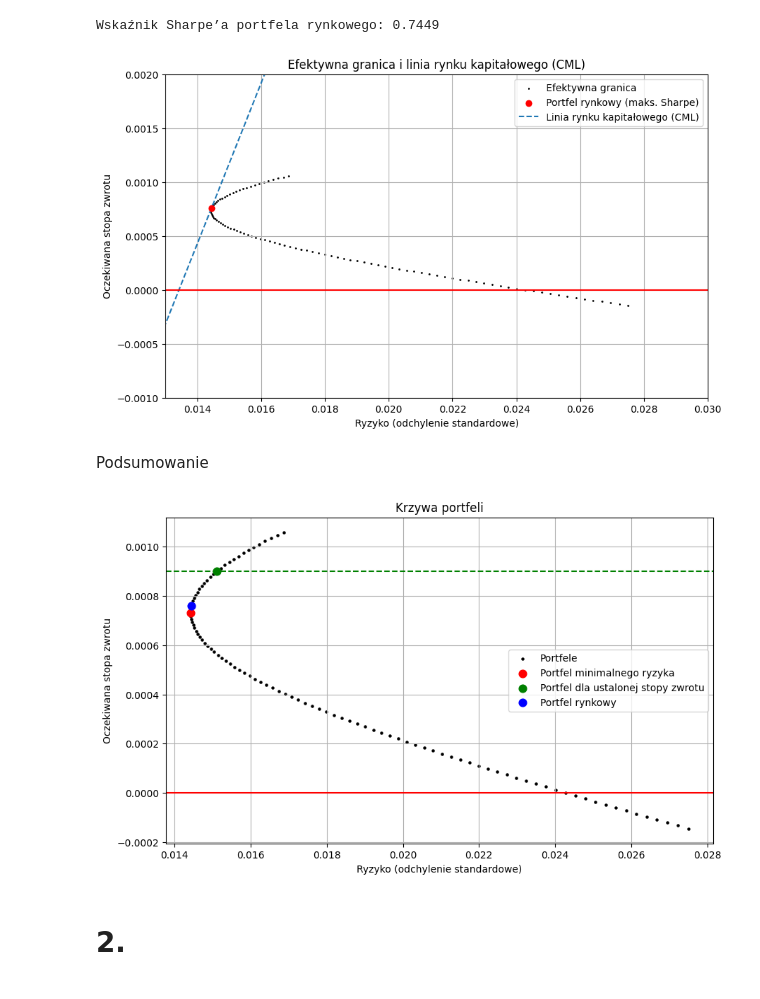
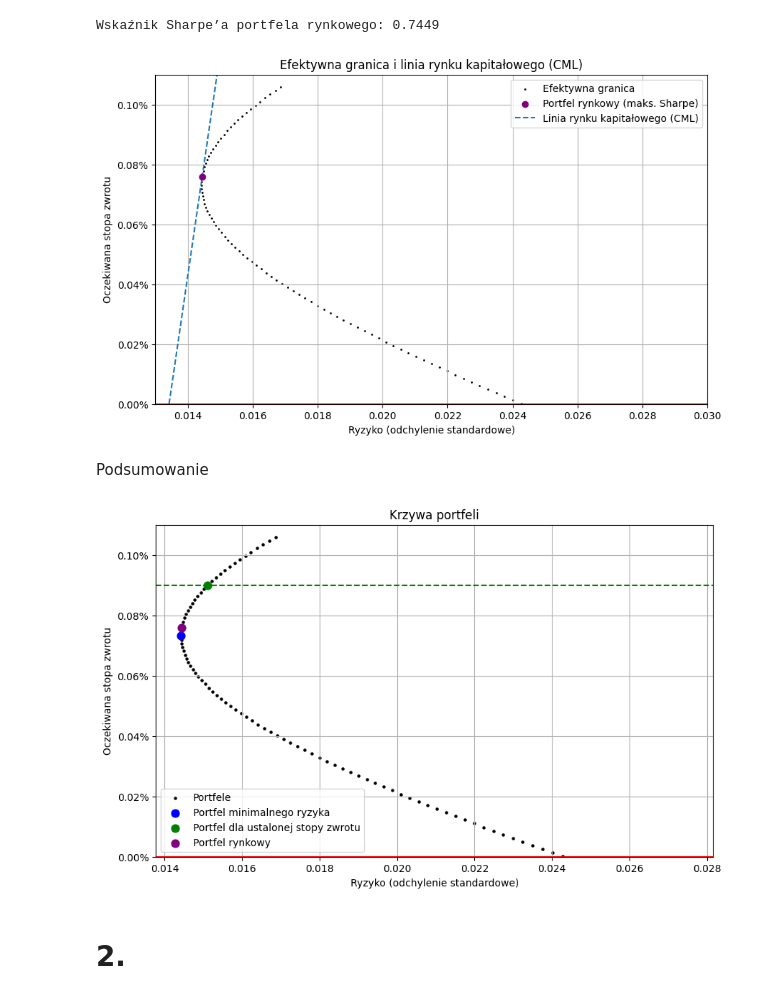
Before and after one commit to werpyr1003/Zarz-dzanie_ryzykiem_McDonald_Corporation, a Jupyter notebook: projekt_4/prez_4.ipynb, the cells around one changed output. Saved outputs shown, nothing was run; the diff lists cells and outputs as text; code cells hidden in the pictures.

```diff
--- a/projekt_4/prez_4.ipynb
+++ b/projekt_4/prez_4.ipynb
@@ -79,6 +79,8 @@ Ryzyko portfela (σ): 0.0162
 # %% [markdown]
 ## b) wykres z wagami
 # %%
+from matplotlib.ticker import FuncFormatter
+
 weights_range = np.linspace(0, 1, 100)
 returns_list = []
 stds_list = []
@@ -90,13 +92,33 @@ for w in weights_range:
     returns_list.append(r)
     stds_list.append(s)
 
+# plt.figure(figsize=(10, 6))
+# plt.scatter(stds_list, returns_list, s=5, color = "black", label="Portfele")
+# plt.xlabel("Ryzyko (odchylenie standardowe)")
+# plt.ylabel("Oczekiwana stopa zwrotu")
+# plt.title("Krzywa portfeli")
+# plt.ylim(0,0.0011)
+# plt.axhline(y=0, color='red')
+# plt.grid(True)
+# plt.legend()
+# plt.show()
+from matplotlib.ticker import FuncFormatter
+
+def to_percent(y, _):
+    return f'{y * 100:.2f}%'
+
 plt.figure(figsize=(10, 6))
-plt.scatter(stds_list, returns_list, s=5, color = "black", label="Portfele")
+plt.scatter(stds_list, returns_list, s=5, color="black", label="Portfele")
 plt.xlabel("Ryzyko (odchylenie standardowe)")
 plt.ylabel("Oczekiwana stopa zwrotu")
 plt.title("Krzywa portfeli")
+plt.ylim(0, 0.0011)
 plt.axhline(y=0, color='red')
 plt.grid(True)
 plt.legend()
+
+# Formatowanie osi y jako procenty
+plt.gca().yaxis.set_major_formatter(FuncFormatter(to_percent))
+
 plt.show()
 # %% [output]
@@ -347,7 +378,7 @@ plt.figure(figsize=(10, 6))
 plt.scatter(risks, target_returns, color = "black", s = 1, label='Efektywna granica')
 
 # Portfel rynkowy (tangency point)
-plt.scatter(σ_market, R_market, color='red', label='Portfel rynkowy (maks. Sharpe)', zorder=5)
+plt.scatter(σ_market, R_market, color='purple', label='Portfel rynkowy (maks. Sharpe)', zorder=5)
 
 # CML – linia rynku kapitałowego
 σ_cml = np.linspace(0, max(risks), 100)
@@ -358,32 +389,37 @@ plt.plot(σ_cml, R_cml, label='Linia rynku kapitałowego (CML)', linestyle='--')
 plt.xlabel("Ryzyko (odchylenie standardowe)")
 plt.ylabel("Oczekiwana stopa zwrotu")
 plt.title("Efektywna granica i linia rynku kapitałowego (CML)")
-plt.ylim(-0.001,0.002)
+plt.ylim(0,0.0011)
 plt.xlim(0.013,0.03)
 plt.axhline(y=0, color='red')
 plt.legend()
 plt.grid(True)
+plt.gca().yaxis.set_major_formatter(FuncFormatter(to_percent))
+
 plt.show()
 # %% [output]
-[figure, old version]
+[figure, new version]
 # %% [markdown]
 Podsumowanie
 # %%
 plt.figure(figsize=(10, 6))
 plt.scatter(stds_list, returns_list, color='black', s=5, label="Portfele")
-plt.scatter(std_min_var, r_min_var, color='red', s = 60, label='Portfel minimalnego ryzyka')
+plt.scatter(std_min_var, r_min_var, color='blue', s = 60, label='Portfel minimalnego ryzyka')
 plt.scatter(sigma_mean_returns_effective, mean_returns_effective, color = "green", s = 60, label = "Portfel dla ustalonej stopy zwrotu")
-plt.scatter(σ_market, R_market, color = "blue", s = 60, label = "Portfel rynkowy")
+plt.scatter(σ_market, R_market, color = "purple", s = 60, label = "Portfel rynkowy")
 plt.xlabel("Ryzyko (odchylenie standardowe)")
 plt.ylabel("Oczekiwana stopa zwrotu")
 plt.title("Krzywa portfeli")
 plt.grid(True)
 plt.legend()
+plt.ylim(0,0.0011)
 plt.axhline(y=0, color='red')
 plt.axhline( y=mean_returns_effective, color='green', linestyle='--', label=f"Ustalona stopa zwrotu = {mean_returns_effective:.6f}")
+plt.gca().yaxis.set_major_formatter(FuncFormatter(to_percent))
+
 plt.show()
 # %% [output]
-[figure, old version]
+[figure, new version]
 # %% [markdown]
 # 2.
 # %%
```
Also changed, not shown: parts of 4 cells of this notebook.
